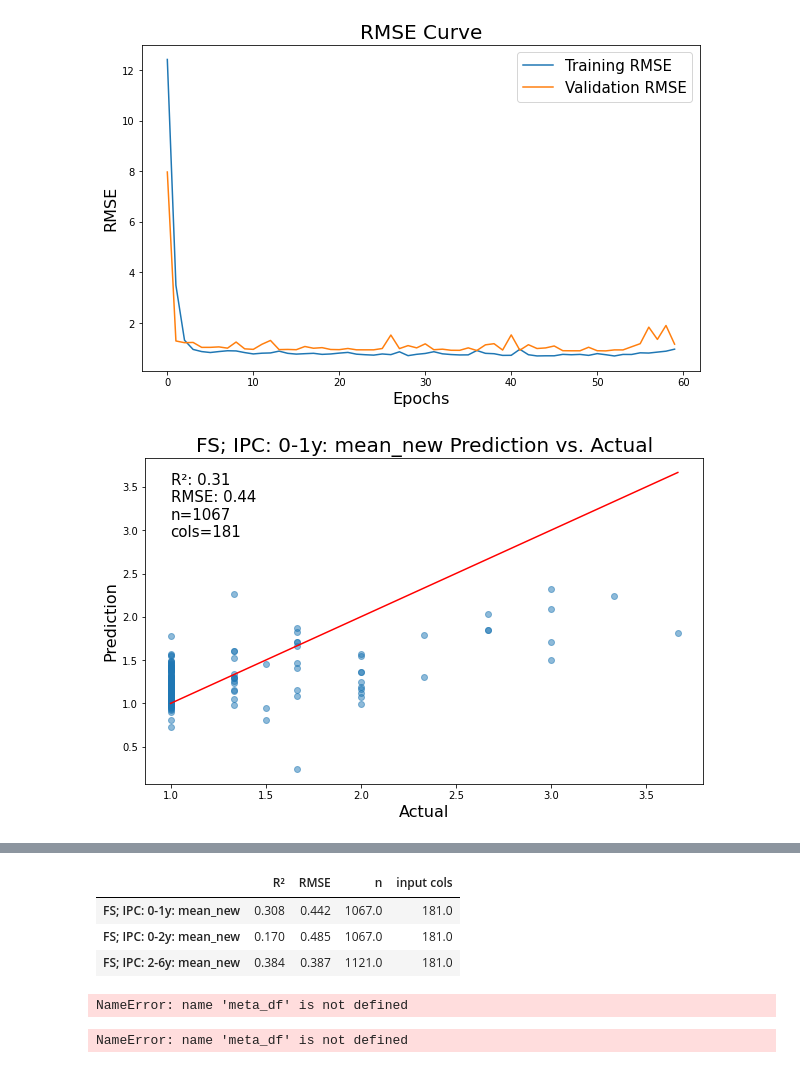
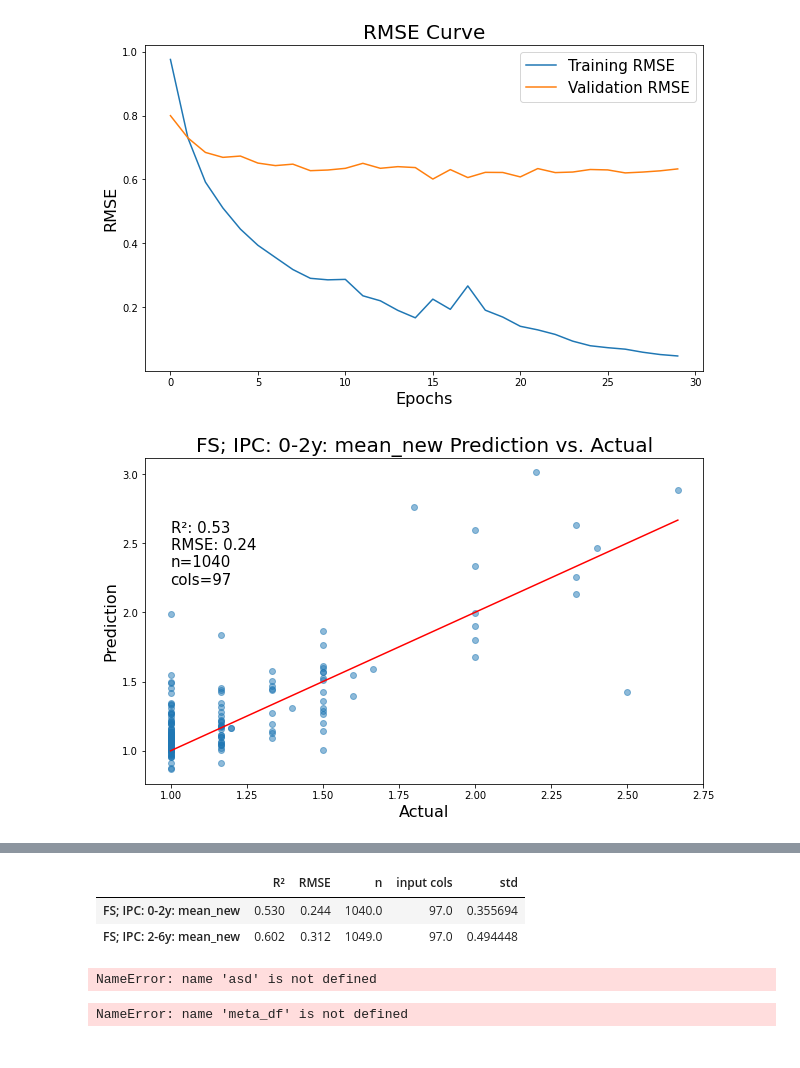
Before and after one commit to gheisenberg/FoodSecurity, a Jupyter notebook: DHS/DHS_NN.ipynb, the cells around one changed output, grey strips where cells are left out. Drawn from its saved outputs; the diff is of its cells as text; code cells hidden in the pictures.

```diff
--- a/DHS/DHS_NN.ipynb
+++ b/DHS/DHS_NN.ipynb
@@ -114,0 +110,3 @@ df
+# %%
+for col in df.columns:
+    print(col)
@@ -119,7 +135,7 @@ def root_mean_squared_error(y_true, y_pred):
 # %%
 label_df = df[[c for c in df.columns if 'FS; IPC' in c]]
 input_df2 = df.drop(columns=[c for c in df.columns if 'FS; IPC' in c])
-num_cols = [c for c in input_df2.columns if 'DHS Num;' in c]
+num_cols = [c for c in input_df2.columns if 'DHS Num;' in c or c == 'Meta; Year' or c == 'Meta; Month']
 from keras.callbacks import ModelCheckpoint
 
 label_cols = [c for c in df.columns if 'FS; IPC' in c]
@@ -143,7 +159,7 @@ for nr, col in enumerate(label_cols):
     labels = scaler.fit_transform(labels.values.reshape(-1, 1))
     labels = pd.Series(labels.flatten(), index=labels_ind)
     input_df = input_df2.loc[labels.index]
-    print(len(labels), len(input_df))
+
     #drop NaNs
     input_df = input_df.dropna(axis=0)
     input_ind = input_df.index
@@ -152,22 +168,39 @@ for nr, col in enumerate(label_cols):
     print('cols', len(input_df.columns))
     if len(input_df) < 100:
         continue
+
     amount_cols.append(len(input_df.columns))
-    amount_inputs.append(len(input_df))
     assert(labels.index.equals(input_df.index))
     amount_inputs.append(len(input_df))
     scaler_l.append(scaler)
 
-    if scale_numerical_data:
-        scaler2 = StandardScaler()
-        input_df[num_cols] = scaler2.fit_transform(input_df[num_cols])
+    scaler2 = StandardScaler()
+    if scale_all_data:
+        if leave_out_encodings:
+            cols = [c for c in input_df.columns if 'Meta one-hot encoding;' not in c and
+                    'Meta frequency encoding;' not in c]
+            input_df[cols] = scaler2.fit_transform(input_df[cols])
+        else:
+            input_df[input_df.columns] = scaler2.fit_transform(input_df)
+    else:
+        if scale_numerical_data:
+            input_df[num_cols] = scaler2.fit_transform(input_df[num_cols])
+
+        if zero_one_scale_categorical:
+            scaler3 = MinMaxScaler()
+            cols = [c for c in input_df.columns if 'DHS Cat;' in c]
+            input_df[cols] = scaler3.fit_transform(input_df[cols])
+
+    input_df.to_csv(f"{input_dir}Prefiltered_normalized_grouped_df_V3_{dataset_type}_{group_by_col}_{urban_rural_all_mode}_m_{col}.csv")
+
+
 
     # assert labels.index.equals(input_df.index)
     # Split the data into train and test sets
-    X_train, X_test, y_train, y_test = train_test_split(input_df, labels, test_size=0.15, random_state=42)
+    X_train, X_test, y_train, y_test = train_test_split(input_df, labels, test_size=0.15, random_state=2)
 
     # Further split the training data into train and validation sets
-    X_train, X_val, y_train, y_val = train_test_split(X_train, y_train, test_size=0.15, random_state=42)  # 0.25 x 0.8 = 0.2
+    X_train, X_val, y_train, y_val = train_test_split(X_train, y_train, test_size=0.2, random_state=2)  # 0.25 x 0.8 = 0.2
 
     X_train = X_train.astype('float32')
     y_train = y_train.astype('float32')
@@ -178,7 +211,8 @@ for nr, col in enumerate(label_cols):
 
     # Define the model
     model = Sequential()
-    model.add(Dense(64, activation='relu', input_shape=(X_train.shape[1],)))
+    model.add(Dense(256, activation='relu', input_shape=(X_train.shape[1],)))
+    model.add(Dense(64, activation='relu'))
     model.add(Dense(32, activation='relu'))
     model.add(Dense(1, activation='linear'))
 
@@ -189,7 +223,7 @@ for nr, col in enumerate(label_cols):
     checkpoint = ModelCheckpoint('best_model.h5', monitor='val_loss', verbose=1, save_best_only=True, mode='min')
 
     # Train the model
-    history = model.fit(X_train, y_train, epochs=60, batch_size=32, validation_data=(X_val, y_val), callbacks=[checkpoint])
+    history = model.fit(X_train, y_train, epochs=30, batch_size=32, validation_data=(X_val, y_val), callbacks=[checkpoint])
     history_l.append(history)
 
     # Load the best model
@@ -214,5 +260,5 @@ ValueError: could not convert string to float: 'Akwa Ibom'
 # %%
-dic = {}
+summary_dic = {}
 for name, history, scaler, y_test, y_pred, amount_input, amount_col in zip(label_cols, history_l, scaler_l, y_test_l, y_pred_l, amount_inputs, amount_cols):
     # Loss curve
     name += '_new'
@@ -238,7 +284,7 @@ for name, history, scaler, y_test, y_pred, amount_input, amount_col in zip(label
     y_test = scaler.inverse_transform(y_test.to_numpy().reshape(-1, 1))
     r2 = r2_score(y_test, y_pred)
     rmse = np.sqrt(mean_squared_error(y_test, y_pred))
-    dic[name] = [round(r2, 3), round(rmse, 3), amount_input, amount_col]
+    summary_dic[name] = [round(r2, 3), round(rmse, 3), amount_input, amount_col, y_test.std()]
 
     plt.figure(figsize=(10, 6), facecolor='white')
     plt.scatter(y_test, y_pred, alpha=0.5)
@@ -253,2 +299,2 @@ for name, history, scaler, y_test, y_pred, amount_input, amount_col in zip(label
-[figure, old version]
+[figure, new version]
-[figure, old version]
+[figure, new version]
@@ -261,13 +304,13 @@ for name, history, scaler, y_test, y_pred, amount_input, amount_col in zip(label
 # %%
-summary_df = pd.DataFrame(dic).T
-summary_df.columns = ['R²', 'RMSE', 'n', 'input cols']
+summary_df = pd.DataFrame(summary_dic).T
+summary_df.columns = ['R²', 'RMSE', 'n', 'input cols', 'std']
 summary_df
 # %% [output]
-|  | R² | RMSE | n | input cols |
-| FS; IPC: 0-1y: mean_new | 0.308 | 0.442 | 1067.0 | 181.0 |
-| FS; IPC: 0-2y: mean_new | 0.170 | 0.485 | 1067.0 | 181.0 |
-| FS; IPC: 2-6y: mean_new | 0.384 | 0.387 | 1121.0 | 181.0 |
+|  | R² | RMSE | n | input cols | std |
+| FS; IPC: 0-2y: mean_new | 0.530 | 0.244 | 1040.0 | 97.0 | 0.355694 |
+| FS; IPC: 2-6y: mean_new | 0.602 | 0.312 | 1049.0 | 97.0 | 0.494448 |
 # %%
+asd
 for model, name, scaler in zip(model_l, label_cols, scaler_l):
     print('MZGE7AFL' in meta_df['GEID_init'].values)
     meta_ind = meta_df[meta_df['GEID_init'] == 'MZGE7AFL'].index
@@ -283,7 +326,7 @@ for model, name, scaler in zip(model_l, label_cols, scaler_l):
     moz_df = pd.concat([meta_df.loc[meta_ind], pd.DataFrame(y_pred_actual_series, columns=[name])], axis=1)
     moz_df.to_csv(f"{input_dir}predicted_{name}.csv")
 # %% [output]
-NameError: name 'meta_df' is not defined
+NameError: name 'asd' is not defined
 # %%
 meta_df['GEID_init'].value_counts().head(50)
 # %% [output]
```
Also changed, not shown: parts of 8 cells of this notebook, 9 other files.
